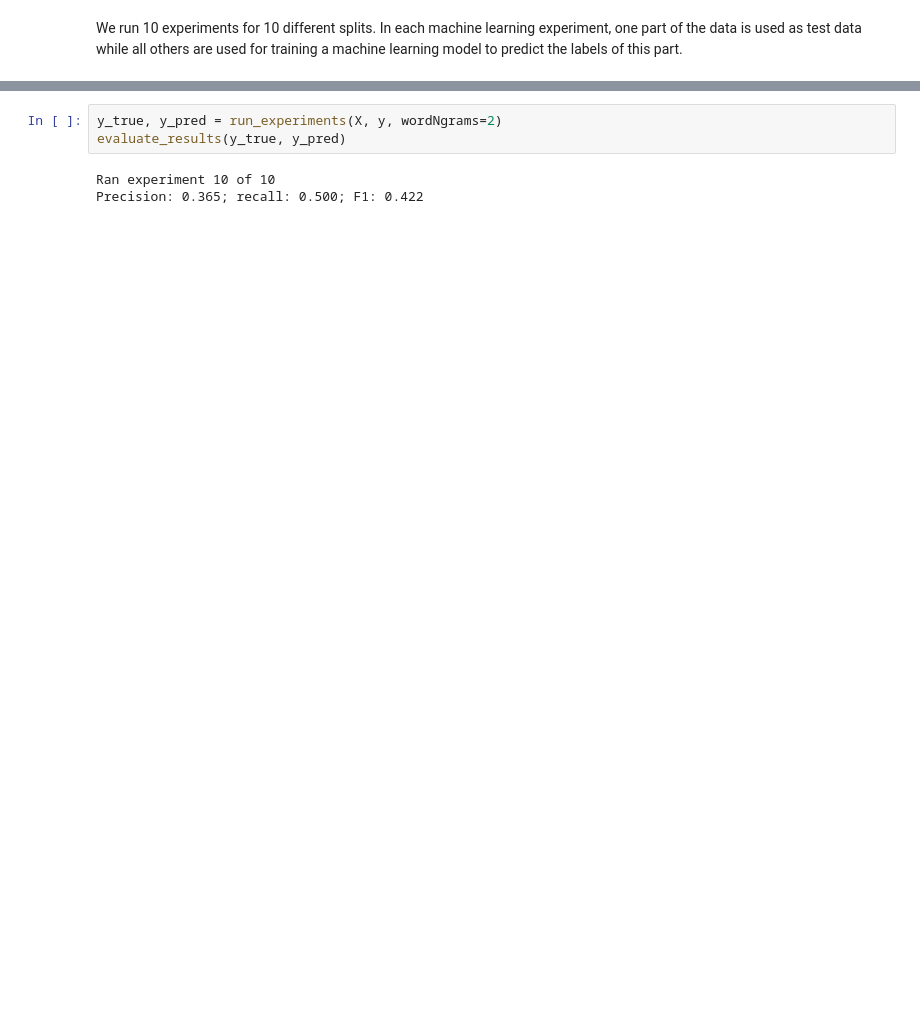
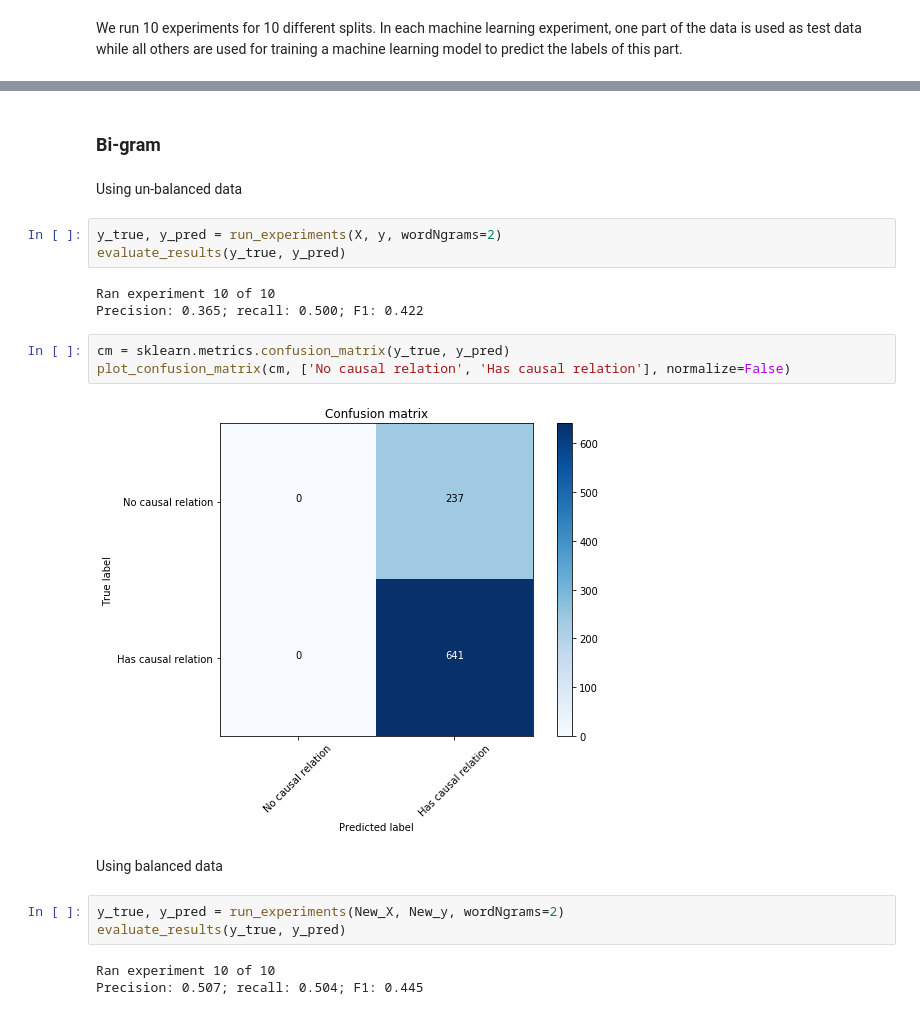
Before and after one commit to SSIML2021/SSIML2021, a Jupyter notebook: notebooks/1.1-causal-relation-precence-detection.ipynb, the cells around one changed output, grey strips where cells are left out. Cells and saved outputs as stored; diff of their text form; blank space fills up the shorter version.

```diff
--- a/notebooks/1.1-causal-relation-precence-detection.ipynb
+++ b/notebooks/1.1-causal-relation-precence-detection.ipynb
@@ -253,6 +342,23 @@ plot_confusion_matrix(cm, ['No causal relation', 'Has causal relation'], normali
+# %% [markdown]
+### Bi-gram
+# %% [markdown]
+Using un-balanced data
 # %%
 y_true, y_pred = run_experiments(X, y, wordNgrams=2)
 evaluate_results(y_true, y_pred)
 # %% [output]
 Ran experiment 10 of 10
 Precision: 0.365; recall: 0.500; F1: 0.422
+# %%
+cm = sklearn.metrics.confusion_matrix(y_true, y_pred)
+plot_confusion_matrix(cm, ['No causal relation', 'Has causal relation'], normalize=False)
+# %% [output]
+[figure, added]
+# %% [markdown]
+Using balanced data
+# %%
+y_true, y_pred = run_experiments(New_X, New_y, wordNgrams=2)
+evaluate_results(y_true, y_pred)
+# %% [output]
+Ran experiment 10 of 10
+Precision: 0.507; recall: 0.504; F1: 0.445
```
Also changed, not shown: parts of 43 cells of this notebook.
